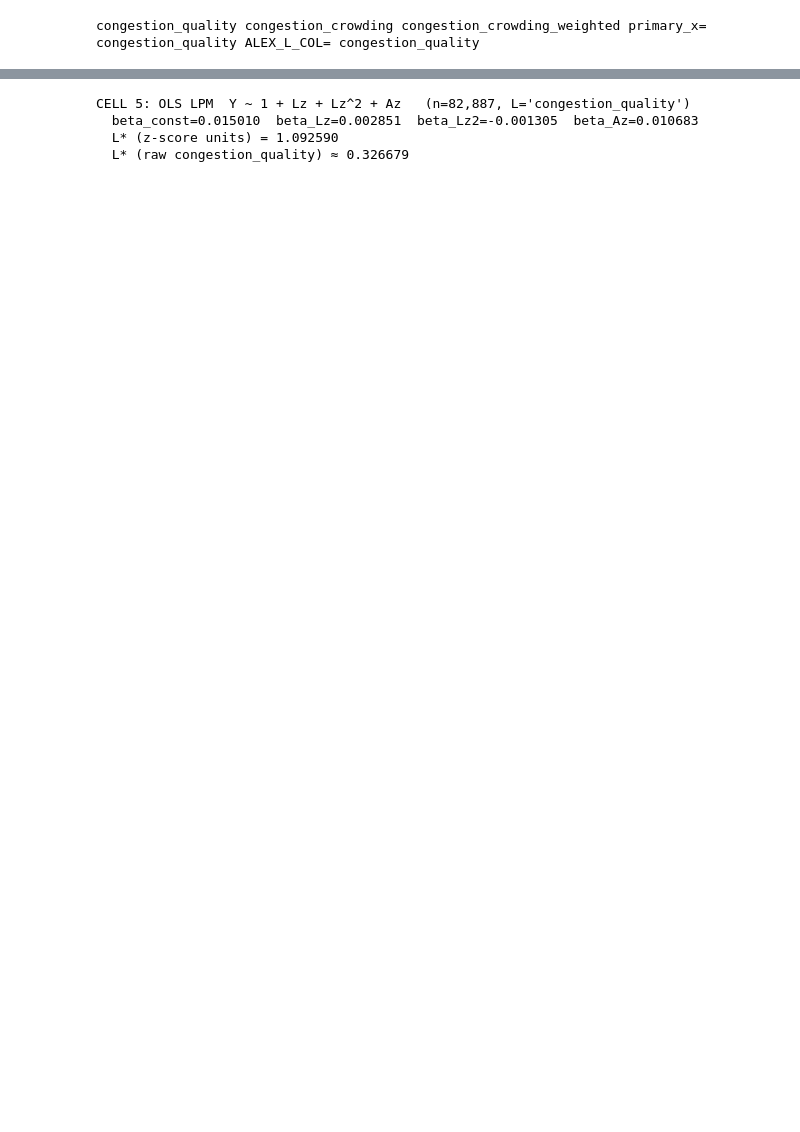
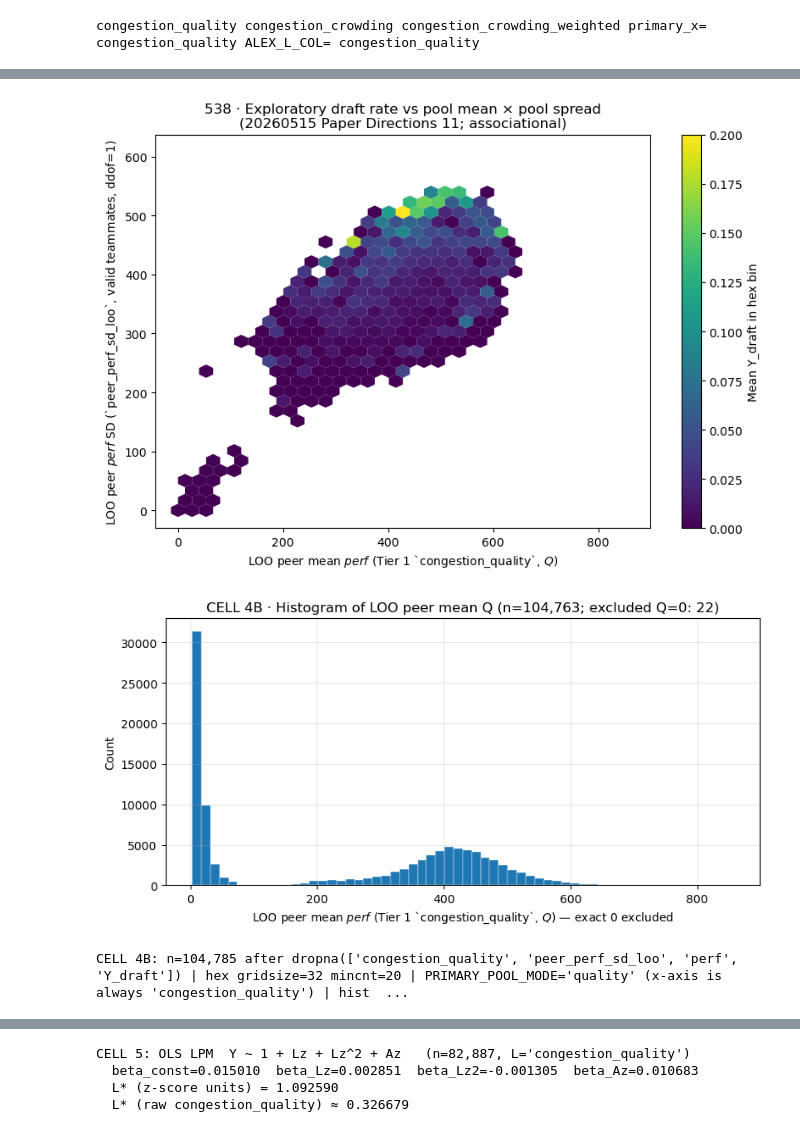
Before and after one commit to MathRanger6/Ivy_Net, a Jupyter notebook: sports/538_alex_tier1_model_and_fit.ipynb, the cells around one changed output, grey strips where cells are left out. Drawn from its saved outputs; the diff is of its cells as text; code cells hidden in the pictures; blank space fills up the shorter version.

```diff
--- a/sports/538_alex_tier1_model_and_fit.ipynb
+++ b/sports/538_alex_tier1_model_and_fit.ipynb
@@ -276,31 +352,54 @@ if RUN_CELL4B:
         HEX_GRID = 32
         HEX_MINCNT = 20
 
         fig, ax = plt.subplots(figsize=(8.2, 5.8))
         hb = ax.hexbin(
             use_h[Q_COL].to_numpy(dtype=float),
             use_h[SD_COL].to_numpy(dtype=float),
             C=use_h["Y_draft"].to_numpy(dtype=float),
             reduce_C_function=np.mean,
             gridsize=HEX_GRID,
             mincnt=HEX_MINCNT,
             cmap="viridis",
             edgecolors="none",
         )
         cb = fig.colorbar(hb, ax=ax)
         cb.set_label("Mean Y_draft in hex bin")
         ax.set_xlabel(r"LOO peer mean $perf$ (Tier 1 `congestion_quality`, $Q$)")
         ax.set_ylabel(r"LOO peer $perf$ SD (`peer_perf_sd_loo`, valid teammates, ddof=1)")
         ax.set_title(
             "538 · Exploratory draft rate vs pool mean × pool spread\n"
             "(20260515 Paper Directions 11; associational)"
         )
         fig.tight_layout()
         plt.show()
 
+        q_all = use_h[Q_COL].to_numpy(dtype=float)
+        mask_nz = q_all != 0
+        q_nz = q_all[mask_nz]
+        n_q_zero = int(np.sum(~mask_nz))
+        fig2, ax2 = plt.subplots(figsize=(8.2, 4.2))
+        ax2.hist(q_nz, bins=60, color="C0", edgecolor="white", linewidth=0.3)
+        ax2.set_xlabel(
+            r"LOO peer mean $perf$ (Tier 1 `congestion_quality`, $Q$) — exact 0 excluded"
+        )
+        ax2.set_ylabel("Count")
+        ax2.set_title(
+            f"CELL 4B · Histogram of LOO peer mean Q "
+            f"(n={len(q_nz):,}; excluded Q=0: {n_q_zero:,})"
+        )
+        ax2.grid(True, alpha=0.3)
+        fig2.tight_layout()
+        plt.show()
+
         print(
             f"CELL 4B: n={n0:,} after dropna({need}) | hex gridsize={HEX_GRID} mincnt={HEX_MINCNT} | "
-            f"PRIMARY_POOL_MODE={PRIMARY_POOL_MODE!r} (x-axis is always {Q_COL!r})"
+            f"PRIMARY_POOL_MODE={PRIMARY_POOL_MODE!r} (x-axis is always {Q_COL!r}) | "
+            f"hist Q: n_nonzero={len(q_nz):,}, n_Q_eq_0={n_q_zero:,}"
         )
 else:
     print("  CELL 4B skipped  (RUN_CELL4B = False in CELL 0)")
+# %% [output]
+[figure, added]
+[figure, added]
+CELL 4B: n=104,785 after dropna(['congestion_quality', 'peer_perf_sd_loo', 'perf', 'Y_draft']) | hex gridsize=32 mincnt=20 | PRIMARY_POOL_MODE='quality' (x-axis is always 'congestion_quality') | hist  ...
```
Also changed, not shown: parts of 16 cells of this notebook, 9 other files.
